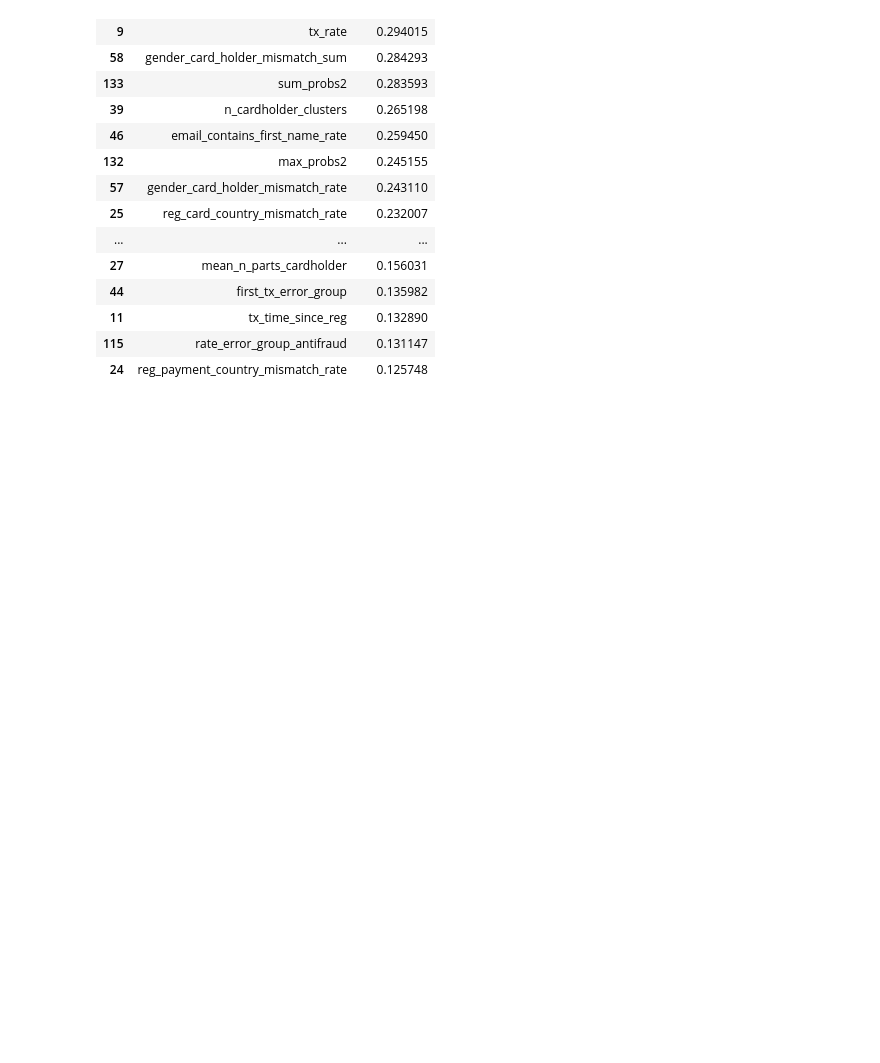
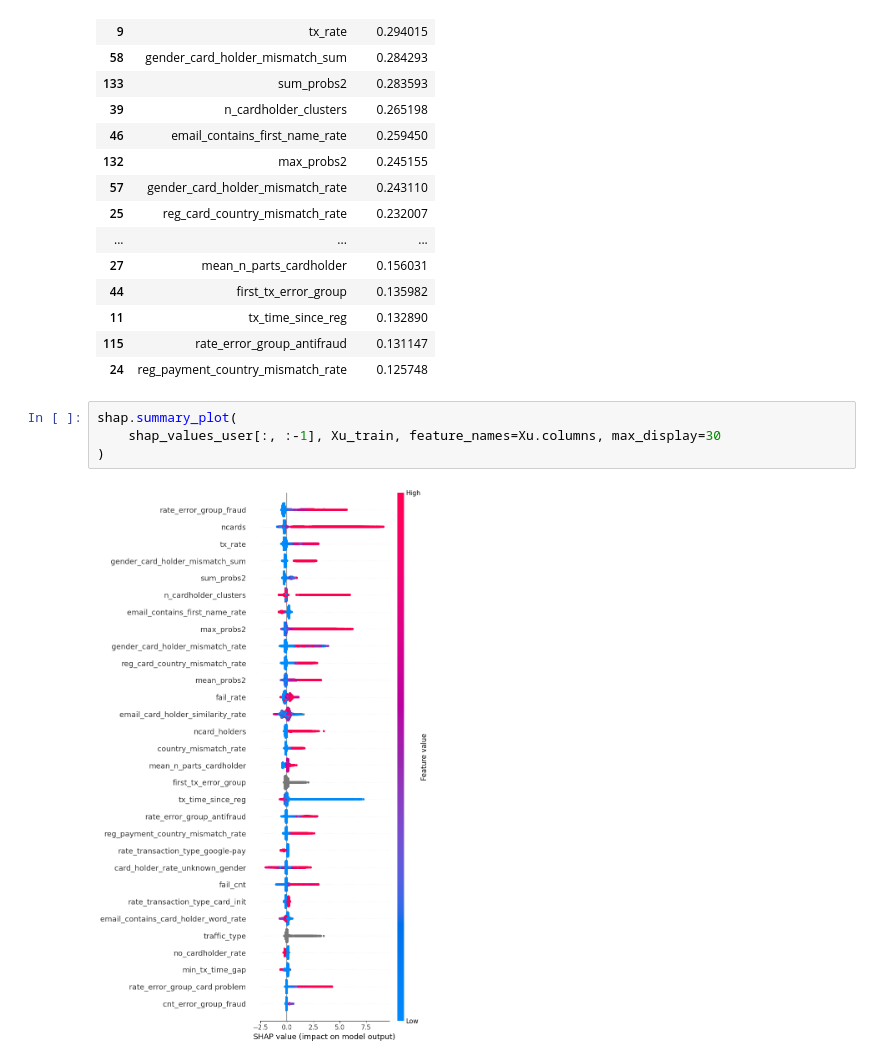
Before and after one commit to mmm29/mono_skelar_test_task, a Jupyter notebook: model.ipynb, the cells around one changed output. Saved outputs shown, nothing was run; the diff lists cells and outputs as text; blank space fills up the shorter version.

```diff
--- a/model.ipynb
+++ b/model.ipynb
@@ -280,3 +280,9 @@ fi_user.iloc[:20]
 | 11 | tx_time_since_reg | 0.132890 |
 | 115 | rate_error_group_antifraud | 0.131147 |
 | 24 | reg_payment_country_mismatch_rate | 0.125748 |
+# %%
+shap.summary_plot(
+    shap_values_user[:, :-1], Xu_train, feature_names=Xu.columns, max_display=30
+)
+# %% [output]
+[figure, added]
```
Also changed, not shown: parts of 1 cell of this notebook.
